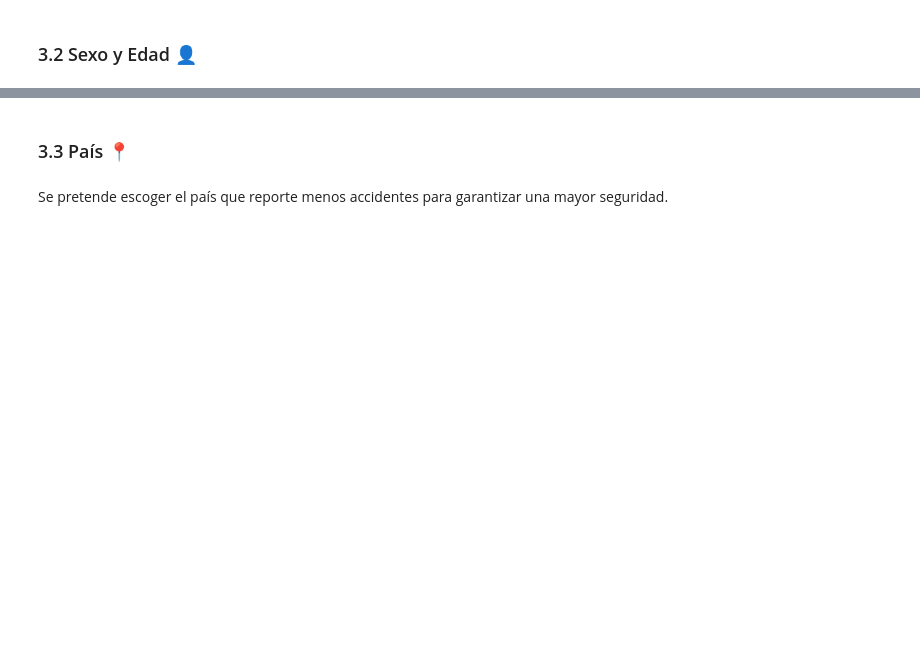
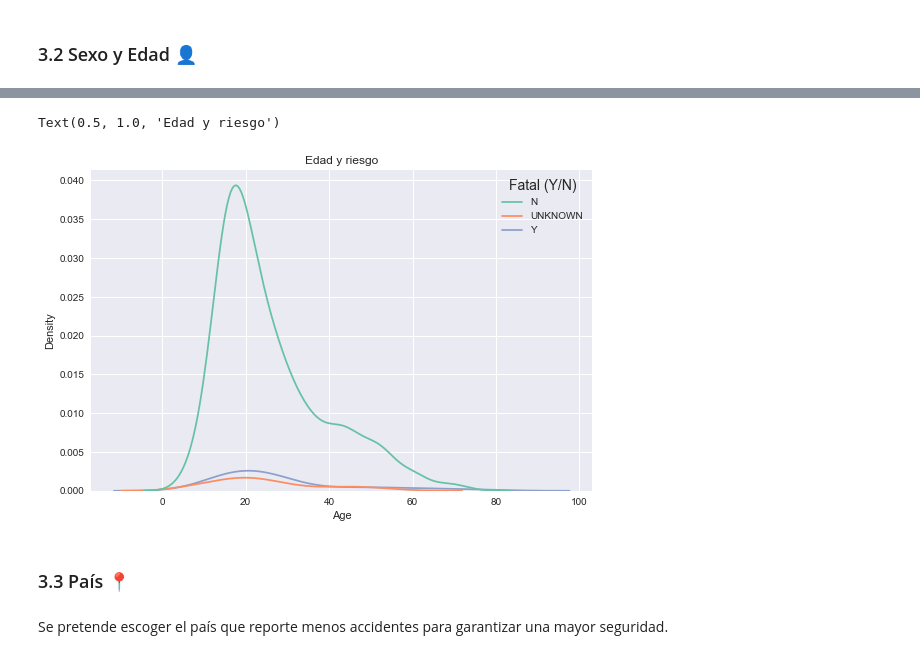
Before and after one commit to olaya-marques/p1-shark-attack, a Jupyter notebook: 2. Data_Visualization.ipynb, the cells around one changed output, grey strips where cells are left out. Saved outputs shown, nothing was run; the diff lists cells and outputs as text; code cells hidden in the pictures; blank space fills up the shorter version.

```diff
--- a/2. Data_Visualization.ipynb
+++ b/2. Data_Visualization.ipynb
@@ -100,3 +121,10 @@ Text(0.5, 1.0, 'Tendencia de ataques de tiburón')
+# %%
+plt.style.use("seaborn")
+sns.kdeplot(e.Age, hue=data["Fatal (Y/N)"], palette=("Set2")).set_title("Edad y riesgo")
+#plot = axvline(data.Age.median(), c = 'red', label = 'mean')
+# %% [output]
+Text(0.5, 1.0, 'Edad y riesgo')
+[figure, added]
 # %% [markdown]
 ### 3.3 País 📍
 # %% [markdown]
```
Also changed, not shown: parts of 40 cells of this notebook.
